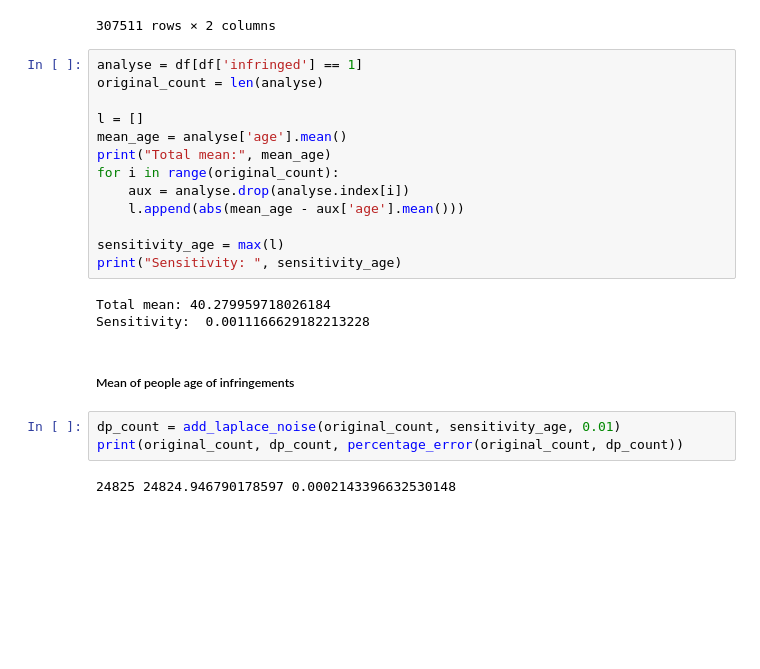
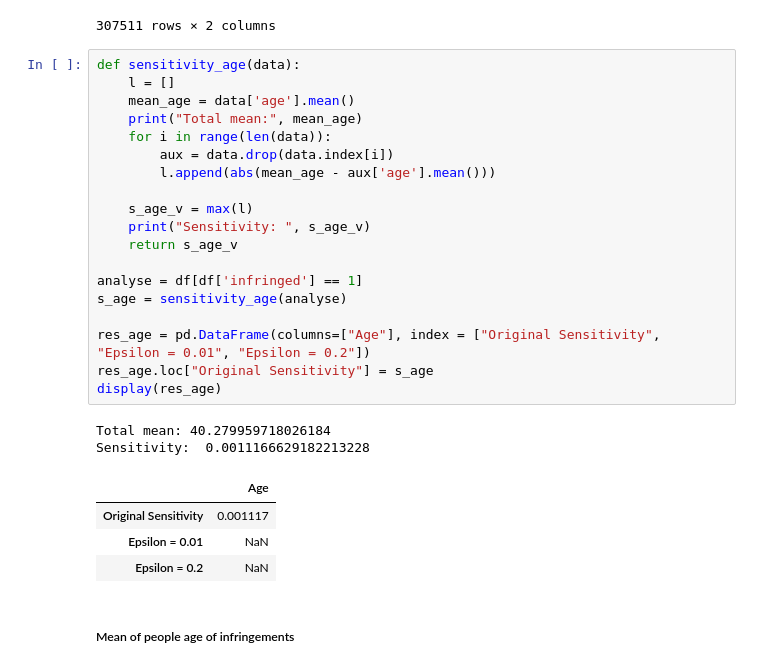
Before and after one commit to patii01/SP-Project, a Jupyter notebook: Assignment 2/SP_Assignment2.ipynb, the cells around one changed output. Drawn from its saved outputs; the diff is of its cells as text; blank space fills up the shorter version.

```diff
--- a/Assignment 2/SP_Assignment2.ipynb
+++ b/Assignment 2/SP_Assignment2.ipynb
@@ -231,25 +195,30 @@ display(df)
 | 307510 | 0 | 46 |
 307511 rows × 2 columns
 # %%
+def sensitivity_age(data):
+    l = []
+    mean_age = data['age'].mean()
+    print("Total mean:", mean_age)
+    for i in range(len(data)):
+        aux = data.drop(data.index[i])
+        l.append(abs(mean_age - aux['age'].mean()))
+
+    s_age_v = max(l)
+    print("Sensitivity: ", s_age_v)
+    return s_age_v
+
 analyse = df[df['infringed'] == 1]
-original_count = len(analyse)
+s_age = sensitivity_age(analyse)
 
-l = []
-mean_age = analyse['age'].mean()
-print("Total mean:", mean_age)
-for i in range(original_count):
-    aux = analyse.drop(analyse.index[i])
-    l.append(abs(mean_age - aux['age'].mean()))
-
-sensitivity_age = max(l)
-print("Sensitivity: ", sensitivity_age)
+res_age = pd.DataFrame(columns=["Age"], index = ["Original Sensitivity", "Epsilon = 0.01", "Epsilon = 0.2"])
+res_age.loc["Original Sensitivity"] = s_age
+display(res_age)
 # %% [output]
 Total mean: 40.279959718026184
 Sensitivity:  0.0011166629182213228
+|  | Age |
+| Original Sensitivity | 0.001117 |
+| Epsilon = 0.01 | NaN |
+| Epsilon = 0.2 | NaN |
 # %% [markdown]
 ##### Mean of people age of infringements
-# %%
-dp_count = add_laplace_noise(original_count, sensitivity_age, 0.01)
-print(original_count, dp_count, percentage_error(original_count, dp_count))
-# %% [output]
-24825 24824.946790178597 0.0002143396632530148
```
Also changed, not shown: parts of 9 cells of this notebook.
